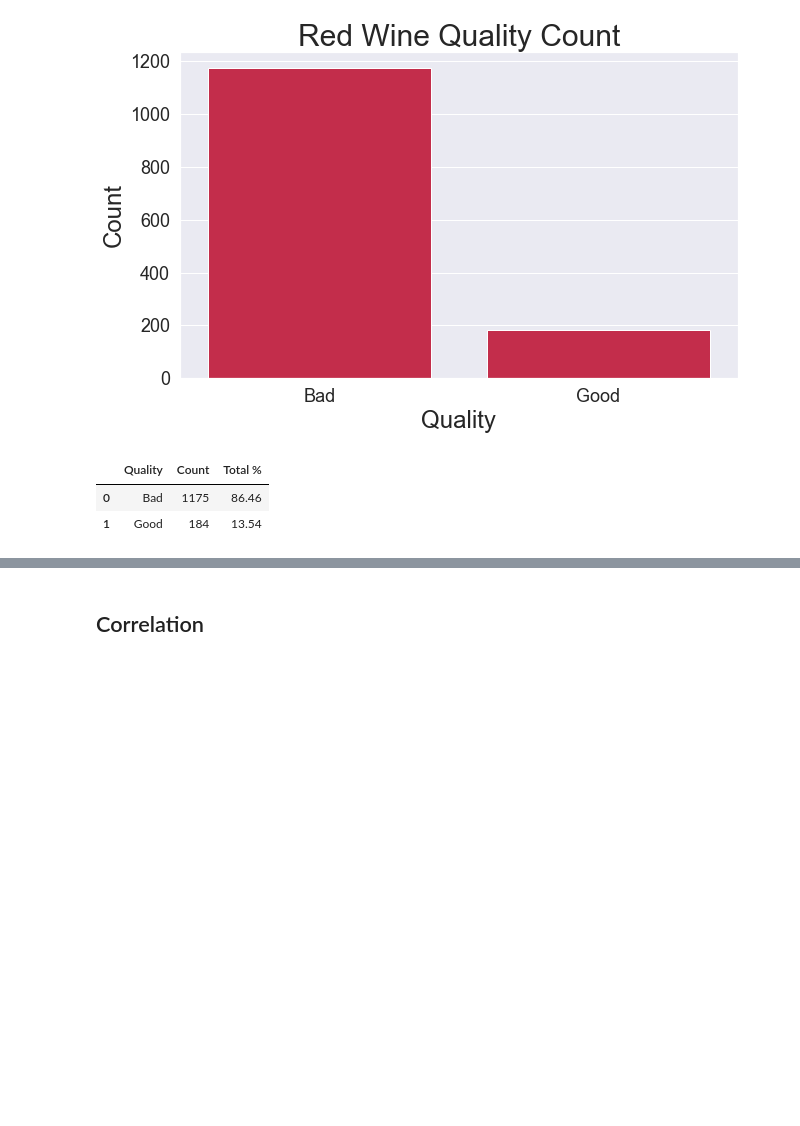
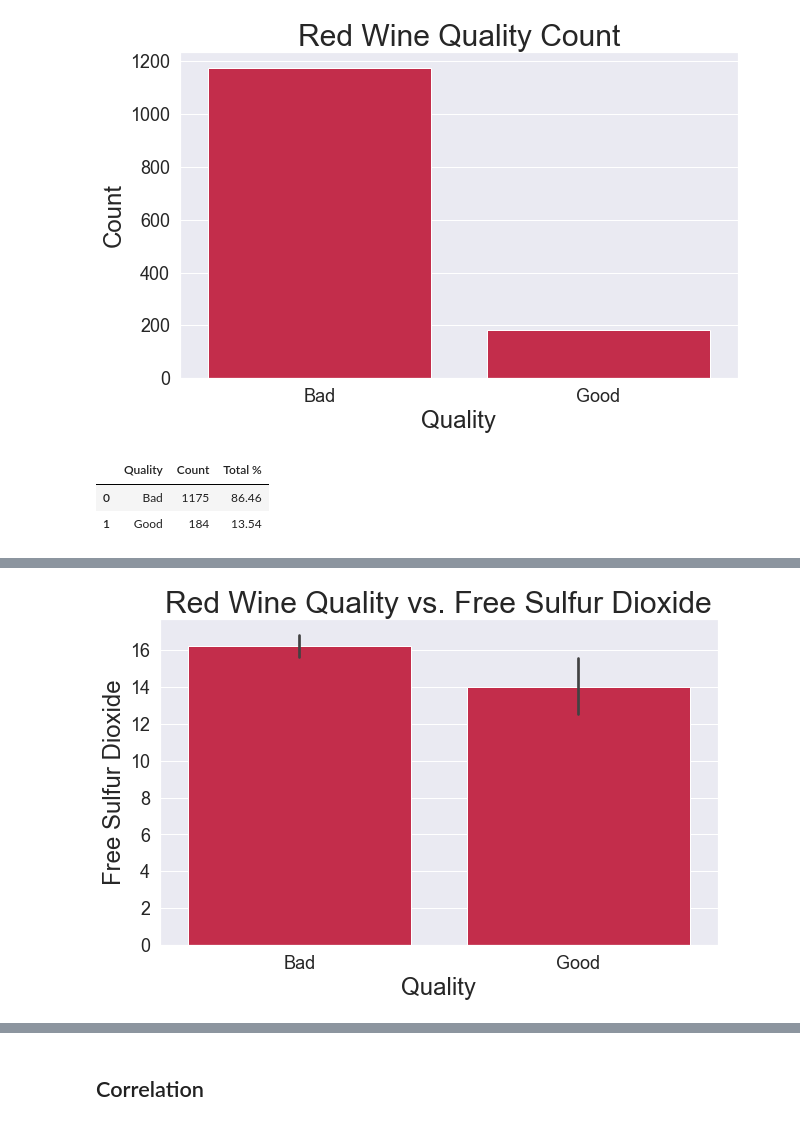
Before and after one commit to erikajane/Good_Wine_Classification, a Jupyter notebook: Red Wine.ipynb, the cells around one changed output, grey strips where cells are left out. Saved outputs shown, nothing was run; the diff lists cells and outputs as text; code cells hidden in the pictures; blank space fills up the shorter version.

```diff
--- a/Red Wine.ipynb
+++ b/Red Wine.ipynb
@@ -302,0 +217,6 @@ Text(0.5, 1.0, 'Alcohol vs. Quality Red Wine')
+# %%
+# View 'free sulfur dioxide' across 'quality'
+
+graph_data('free sulfur dioxide')
+# %% [output]
+[figure, added]
```
Also changed, not shown: parts of 18 cells of this notebook, 4 other files.
